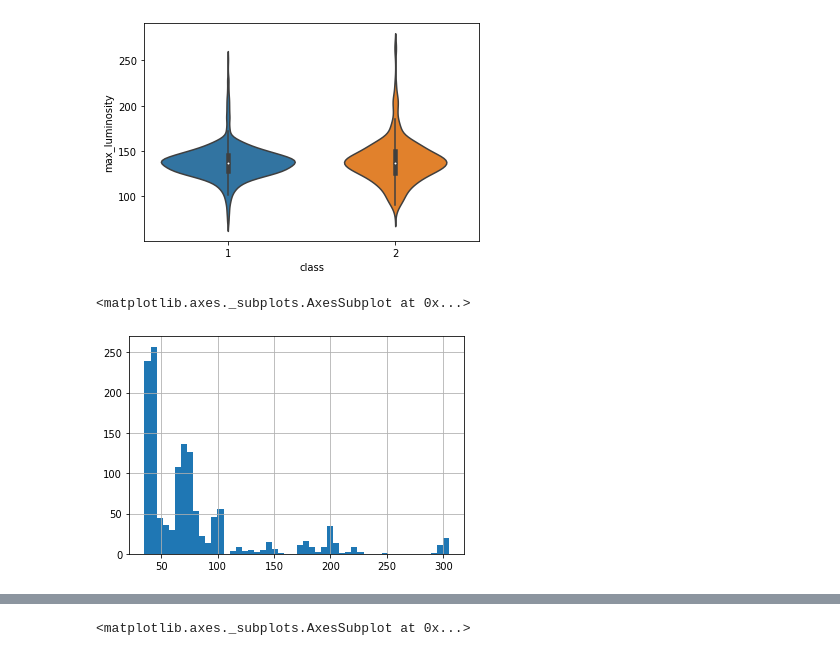
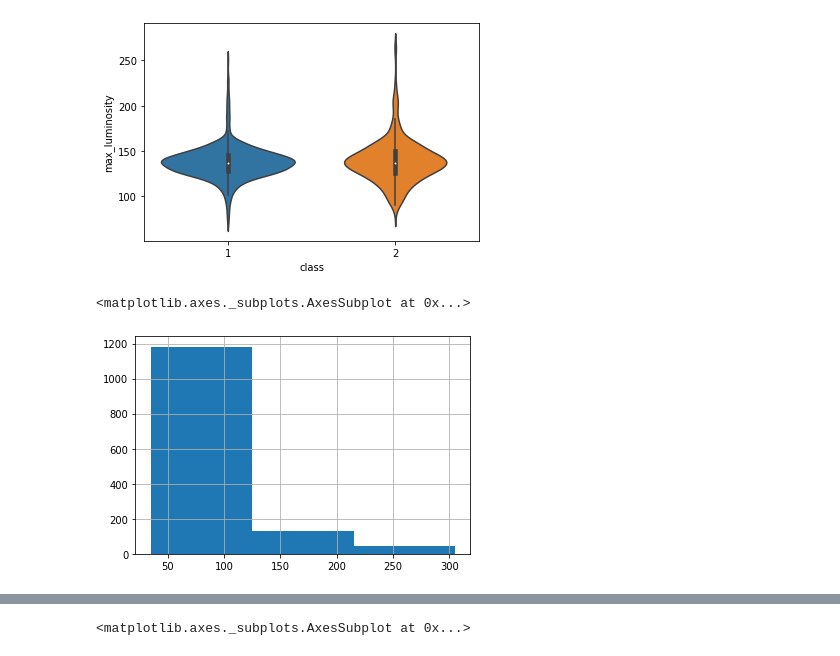
Before and after one commit to gautamnaik1994/GlassQualityPrediction, a Jupyter notebook: main.ipynb, the cells around one changed output, grey strips where cells are left out. Saved outputs shown, nothing was run; the diff lists cells and outputs as text; code cells hidden in the pictures.

```diff
--- a/main.ipynb
+++ b/main.ipynb
@@ -157,7 +164,7 @@ sns.violinplot(y="max_luminosity",data=train, x="class")
 <matplotlib.axes._subplots.AxesSubplot at 0x...>
 [figure]
 # %%
-train["thickness"].hist(bins=50)
+train["thickness"].hist(bins=3)
 # %% [output]
 <matplotlib.axes._subplots.AxesSubplot at 0x...>
-[figure, old version]
+[figure, new version]
```
Also changed, not shown: parts of 47 cells of this notebook.
